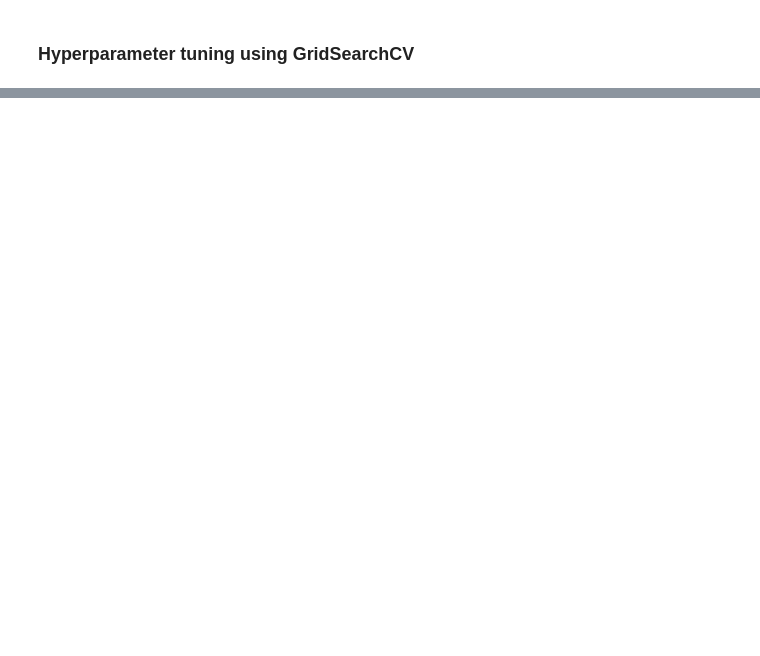
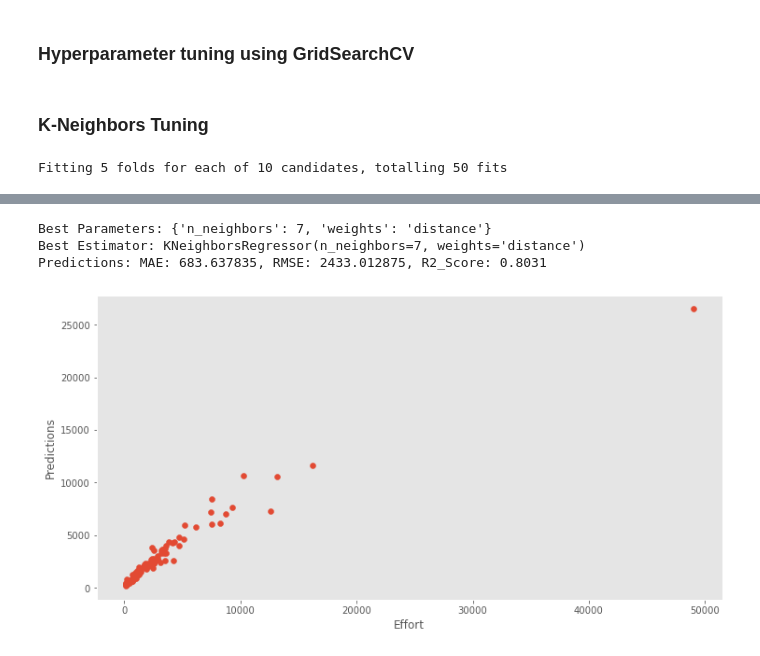
Before and after one commit to bharatnilam/Software-Effort-Estimation-Using-Machine-Learning-Techniques, a Jupyter notebook: China/ch_effort_estimation_final.ipynb, the cells around one changed output, grey strips where cells are left out. Cells and saved outputs as stored; diff of their text form; code cells hidden in the pictures; blank space fills up the shorter version.

```diff
--- a/China/ch_effort_estimation_final.ipynb
+++ b/China/ch_effort_estimation_final.ipynb
@@ -346,3 +366,12 @@ def grid(model, param_grid):
     plt.ylabel('Predictions')
     plt.grid()
     plt.show()
+# %% [markdown]
+### K-Neighbors Tuning
+# %%
+kn_param_grid = {'n_neighbors':[3,5,7,9,10],
+                'weights':['uniform', 'distance']}
+
+grid(KNeighborsRegressor(), kn_param_grid)
+# %% [output]
+Fitting 5 folds for each of 10 candidates, totalling 50 fits
@@ -348,0 +381,4 @@ def grid(model, param_grid):
+Best Parameters: {'n_neighbors': 7, 'weights': 'distance'}
+Best Estimator: KNeighborsRegressor(n_neighbors=7, weights='distance')
+Predictions: MAE: 683.637835, RMSE: 2433.012875, R2_Score: 0.8031
+[figure, added]
```
Also changed, not shown: parts of 32 cells of this notebook.
